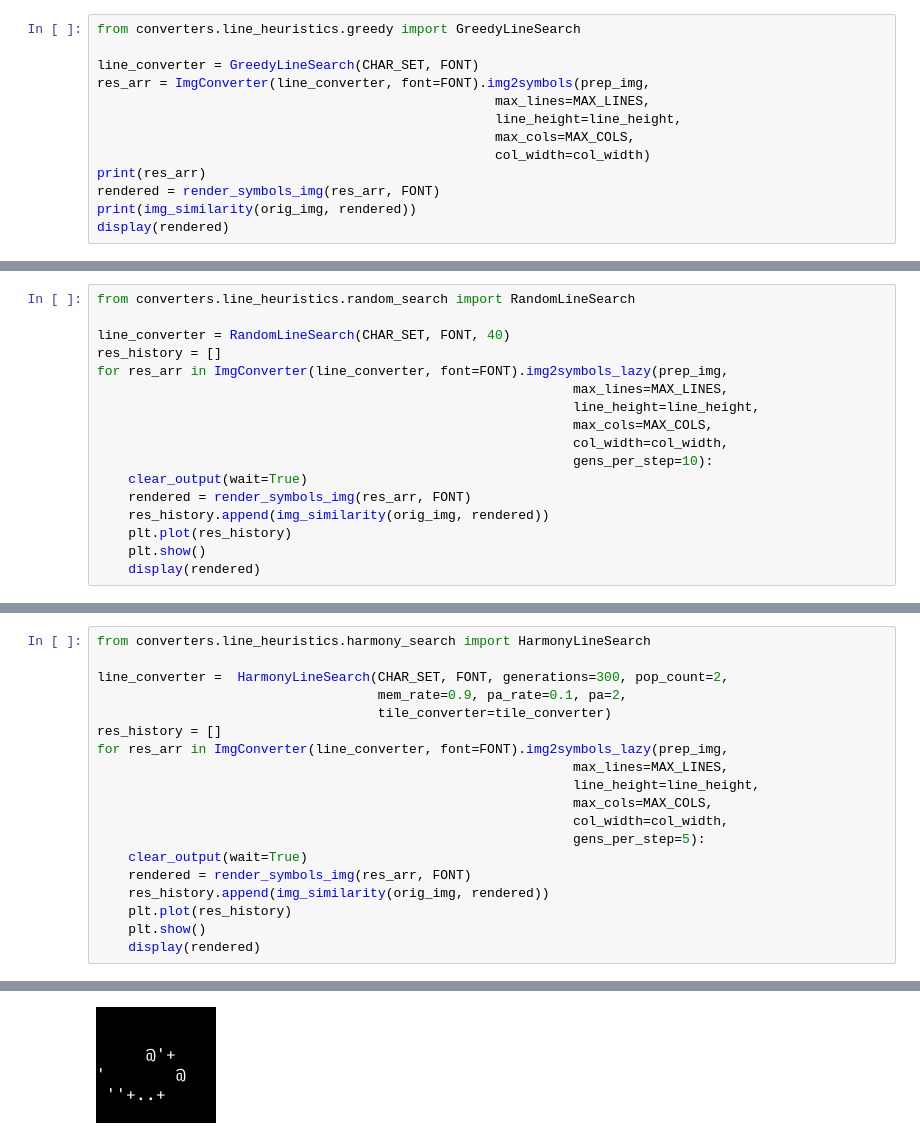
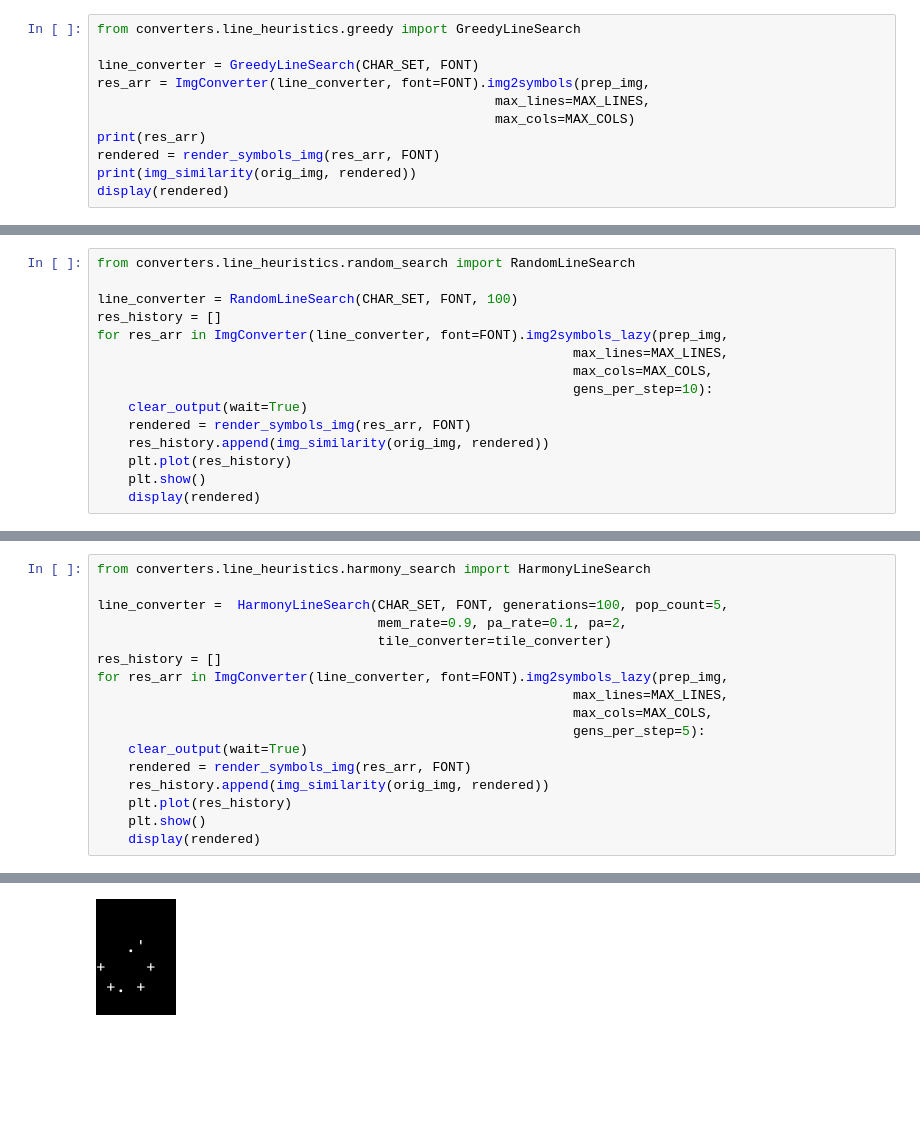
Before and after one commit to wojciechsadlik/python-char-art, a Jupyter notebook: notebooks/line_heuristics.ipynb, the cells around one changed output, grey strips where cells are left out. Cells and saved outputs as stored; diff of their text form; blank space fills up the shorter version.

```diff
--- a/notebooks/line_heuristics.ipynb
+++ b/notebooks/line_heuristics.ipynb
@@ -50,9 +46,7 @@ from converters.line_heuristics.greedy import GreedyLineSearch
 line_converter = GreedyLineSearch(CHAR_SET, FONT)
 res_arr = ImgConverter(line_converter, font=FONT).img2symbols(prep_img,
                                                    max_lines=MAX_LINES,
-                                                   line_height=line_height,
-                                                   max_cols=MAX_COLS,
-                                                   col_width=col_width)
+                                                   max_cols=MAX_COLS)
 print(res_arr)
 rendered = render_symbols_img(res_arr, FONT)
 print(img_similarity(orig_img, rendered))
@@ -64,13 +58,11 @@ display(rendered)
 # %%
 from converters.line_heuristics.random_search import RandomLineSearch
 
-line_converter = RandomLineSearch(CHAR_SET, FONT, 40)
+line_converter = RandomLineSearch(CHAR_SET, FONT, 100)
 res_history = []
 for res_arr in ImgConverter(line_converter, font=FONT).img2symbols_lazy(prep_img,
                                                              max_lines=MAX_LINES,
-                                                             line_height=line_height,
                                                              max_cols=MAX_COLS,
-                                                             col_width=col_width,
                                                              gens_per_step=10):
     clear_output(wait=True)
     rendered = render_symbols_img(res_arr, FONT)
@@ -84,15 +76,13 @@ for res_arr in ImgConverter(line_converter, font=FONT).img2symbols_lazy(prep_img
 # %%
 from converters.line_heuristics.harmony_search import HarmonyLineSearch
 
-line_converter =  HarmonyLineSearch(CHAR_SET, FONT, generations=300, pop_count=2,
+line_converter =  HarmonyLineSearch(CHAR_SET, FONT, generations=100, pop_count=5,
                                     mem_rate=0.9, pa_rate=0.1, pa=2,
                                     tile_converter=tile_converter)
 res_history = []
 for res_arr in ImgConverter(line_converter, font=FONT).img2symbols_lazy(prep_img,
                                                              max_lines=MAX_LINES,
-                                                             line_height=line_height,
                                                              max_cols=MAX_COLS,
-                                                             col_width=col_width,
                                                              gens_per_step=5):
     clear_output(wait=True)
     rendered = render_symbols_img(res_arr, FONT)
@@ -105,4 +95,4 @@ for res_arr in ImgConverter(line_converter, font=FONT).img2symbols_lazy(prep_img
-[figure, old version]
+[figure, new version]
 # %%
 from converters.line_heuristics.genetic_search import GeneticLineSearch
 
```
Also changed, not shown: parts of 6 cells of this notebook, 14 other files.
